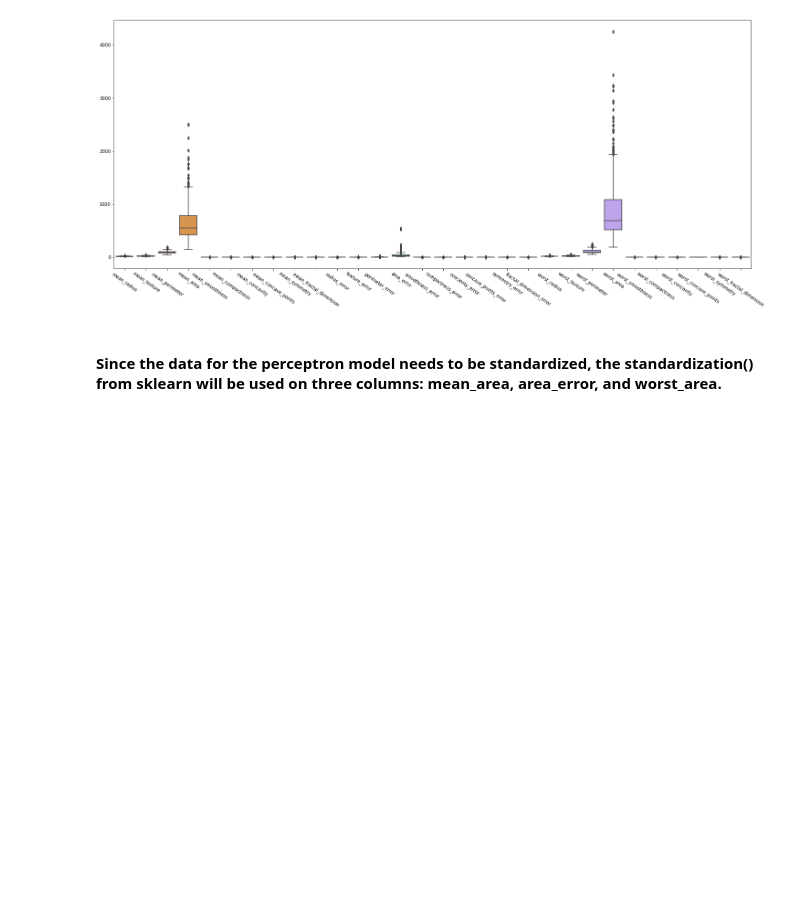
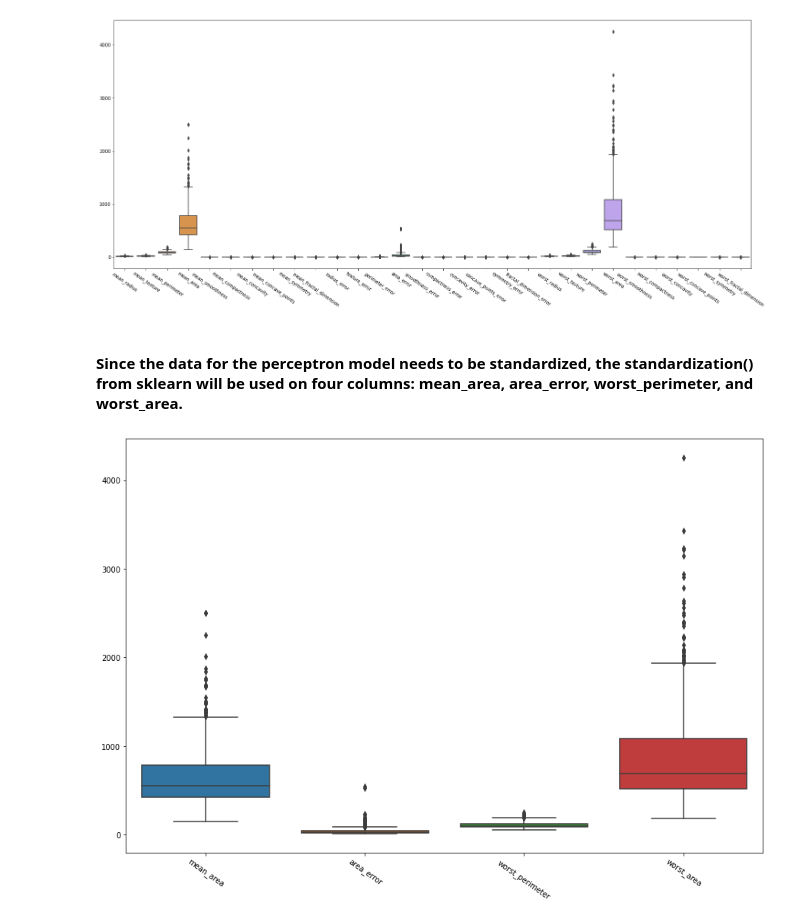
Before and after one commit to Abhijith-Nagarajan/PadhAI_Implementations, a Jupyter notebook: MP_Neuron_Perceptron_Implementation.ipynb, the cells around one changed output. Cells and saved outputs as stored; diff of their text form; code cells hidden in the pictures; blank space fills up the shorter version.

Commit message:
MP Neuron Updated

```diff
--- a/MP_Neuron_Perceptron_Implementation.ipynb
+++ b/MP_Neuron_Perceptron_Implementation.ipynb
@@ -36,0 +58,12 @@
+# %%
+df = pd.DataFrame(features)
+# %%
+df.columns = [f"col_{i}" for i in range(25)]
+# %%
+df['Target'] = target
+# %%
+for col in df.drop('Target',axis=1).columns:
+    partition_value = df[col].median()
+    df[col] = df[col].apply(lambda row: 0 if row < partition_value else 1)
+
+logging.info('Binarized the input data for MP Neuron data')
@@ -133,4 +226,11 @@ plt.show()
 # %% [output]
 [figure]
 # %% [markdown]
-<h4> Since the data for the perceptron model needs to be standardized, the standardization() from sklearn will be used on three columns: <b>mean_area, area_error, and worst_area.</b></h4>
+<h4> Since the data for the perceptron model needs to be standardized, the standardization() from sklearn will be used on four columns: <b>mean_area, area_error, worst_perimeter, and worst_area.</b></h4>
+# %%
+plt.figure(figsize=(15,10))
+sns.boxplot(data=df[['mean_area', 'area_error','worst_perimeter','worst_area']])
+plt.xticks(rotation=325)
+plt.show()
+# %% [output]
+[figure, added]
```
Also changed, not shown: parts of 18 cells of this notebook.
